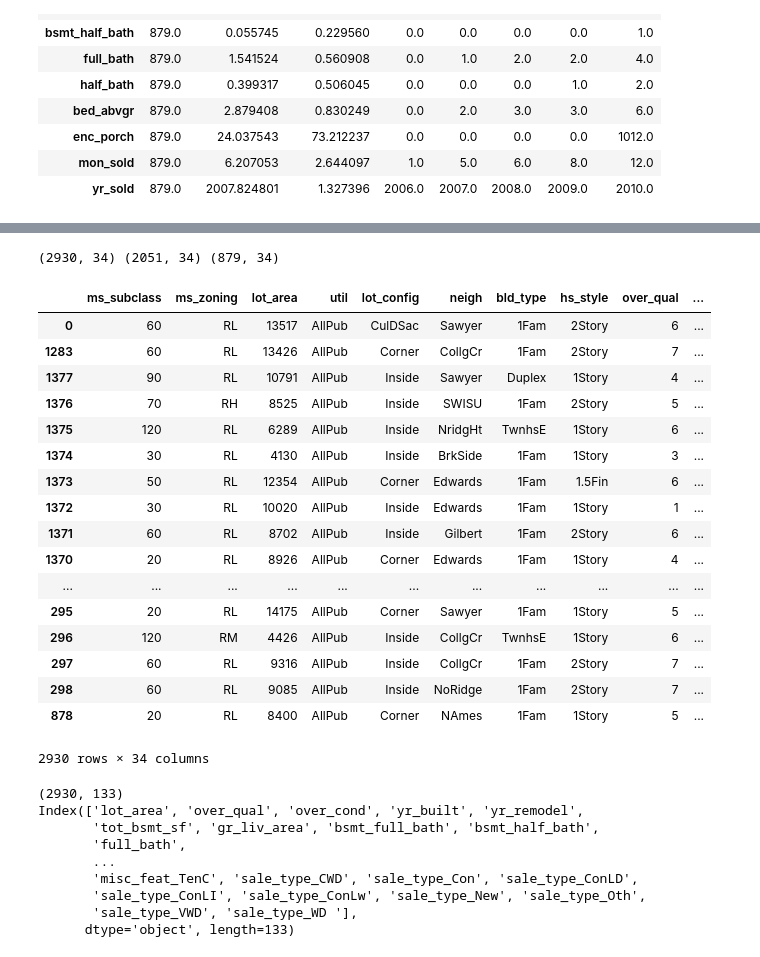
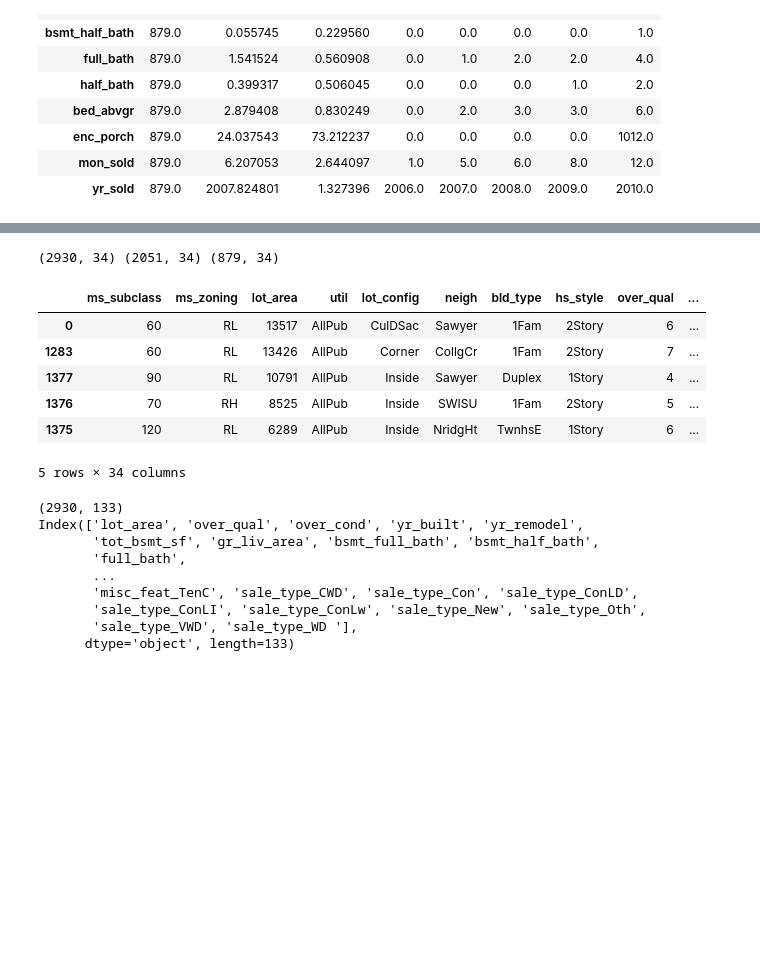
Before and after one commit to sgodfrey66/Housing_prices, a Jupyter notebook: code/EDA_and_cleaning.ipynb, the cells around one changed output, grey strips where cells are left out. Cells and saved outputs as stored; diff of their text form; code cells hidden in the pictures; blank space fills up the shorter version.

```diff
--- a/code/EDA_and_cleaning.ipynb
+++ b/code/EDA_and_cleaning.ipynb
@@ -395,34 +420,23 @@ Column: ms_subclass
 # %%
 # Combine the test and training data sets to create categorical variables
 X1_trn['ID'] = 'train'
 X1_tst['ID'] = 'test'
 X_super = pd.concat(df_list)
 print(X_super.shape, X1_trn.shape, X1_tst.shape)
 
-X_super.sort_values(by = 'ID', ascending = False)
+X_super.sort_values(by = 'ID', ascending = False).head()
 
 # reference
 # https://stackoverflow.com/questions/48758744/creating-dummy-variables-for-multiple-cateogorical-variables-in-python
 # %% [output]
 (2930, 34) (2051, 34) (879, 34)
 |  | ms_subclass | ms_zoning | lot_area | util | lot_config | neigh | bld_type | hs_style | over_qual | ... |
 | 0 | 60 | RL | 13517 | AllPub | CulDSac | Sawyer | 1Fam | 2Story | 6 | ... |
 | 1283 | 60 | RL | 13426 | AllPub | Corner | CollgCr | 1Fam | 2Story | 7 | ... |
 | 1377 | 90 | RL | 10791 | AllPub | Inside | Sawyer | Duplex | 1Story | 4 | ... |
 | 1376 | 70 | RH | 8525 | AllPub | Inside | SWISU | 1Fam | 2Story | 5 | ... |
 | 1375 | 120 | RL | 6289 | AllPub | Inside | NridgHt | TwnhsE | 1Story | 6 | ... |
-| 1374 | 30 | RL | 4130 | AllPub | Inside | BrkSide | 1Fam | 1Story | 3 | ... |
-| 1373 | 50 | RL | 12354 | AllPub | Corner | Edwards | 1Fam | 1.5Fin | 6 | ... |
-| 1372 | 30 | RL | 10020 | AllPub | Inside | Edwards | 1Fam | 1Story | 1 | ... |
-| 1371 | 60 | RL | 8702 | AllPub | Inside | Gilbert | 1Fam | 2Story | 6 | ... |
-| 1370 | 20 | RL | 8926 | AllPub | Corner | Edwards | 1Fam | 1Story | 4 | ... |
-| ... | ... | ... | ... | ... | ... | ... | ... | ... | ... | ... |
-| 295 | 20 | RL | 14175 | AllPub | Corner | Sawyer | 1Fam | 1Story | 5 | ... |
-| 296 | 120 | RM | 4426 | AllPub | Inside | CollgCr | TwnhsE | 1Story | 6 | ... |
-| 297 | 60 | RL | 9316 | AllPub | Inside | CollgCr | 1Fam | 2Story | 7 | ... |
-| 298 | 60 | RL | 9085 | AllPub | Inside | NoRidge | 1Fam | 2Story | 7 | ... |
-| 878 | 20 | RL | 8400 | AllPub | Corner | NAmes | 1Fam | 1Story | 5 | ... |
-2930 rows × 34 columns
+5 rows × 34 columns
 # %%
 # Create categorical variables
 X_super = pd.get_dummies(X_super, columns = cat_features, drop_first=True)
```
Also changed, not shown: parts of 24 cells of this notebook, 3 other files.
